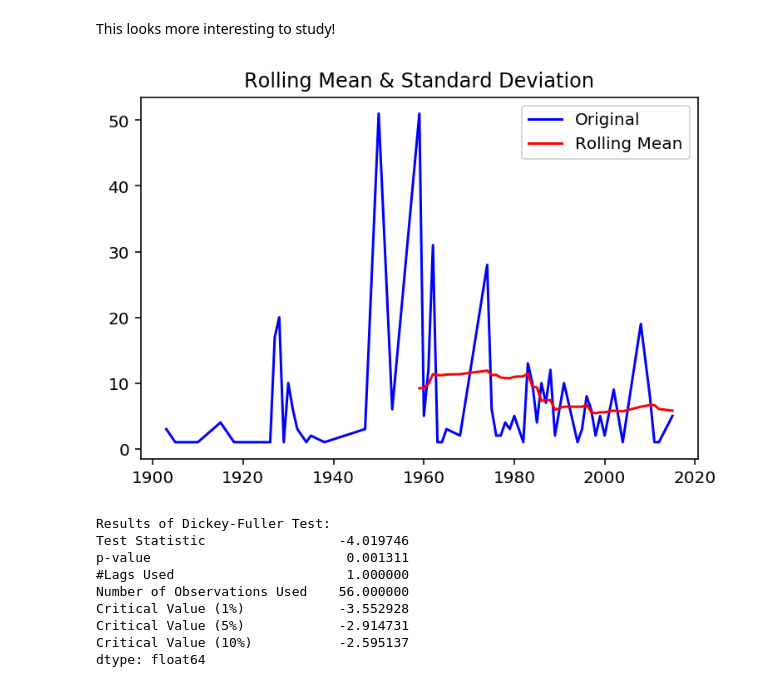
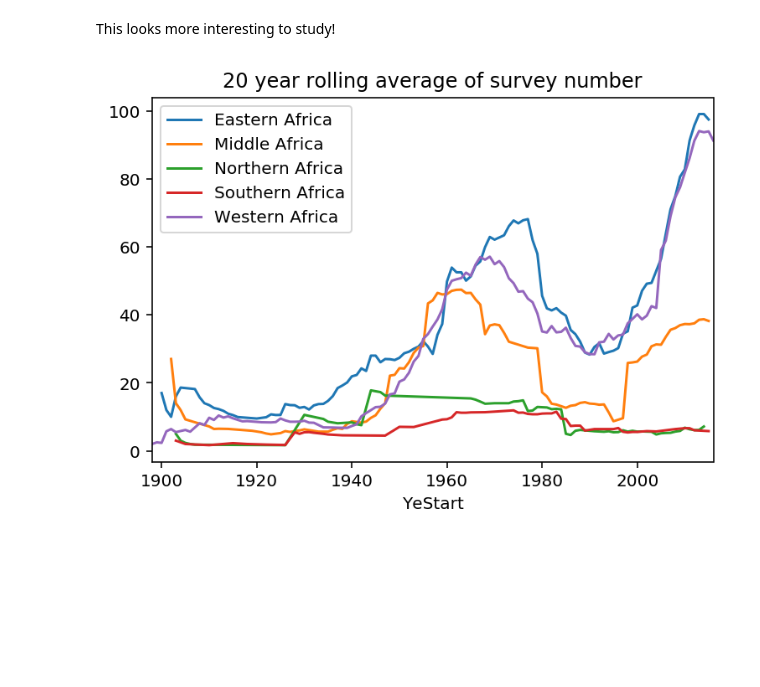
Before and after one commit to SebastianS09/Malaria, a Jupyter notebook: African_anopheline_vectors.ipynb, the cells around one changed output. Drawn from its saved outputs; the diff is of its cells as text; code cells hidden in the pictures; blank space fills up the shorter version.

```diff
--- a/African_anopheline_vectors.ipynb
+++ b/African_anopheline_vectors.ipynb
@@ -1290,16 +1247,3 @@ def test_stationarity(timeseries):
     for key,value in dftest[4].items():
         dfoutput['Critical Value (%s)'%key] = value
     print(dfoutput)
-# %%
-test_stationarity(studies_r[studies_r.Region == "Southern Africa"].Count)
-# %% [output]
-[figure, removed]
-Results of Dickey-Fuller Test:
-Test Statistic                 -4.019746
-p-value                         0.001311
-#Lags Used                      1.000000
-Number of Observations Used    56.000000
-Critical Value (1%)            -3.552928
-Critical Value (5%)            -2.914731
-Critical Value (10%)           -2.595137
-dtype: float64
@@ -1307,0 +1250,16 @@ studies_d[studies_d.Country == "Angola"].rolling(window=5).mean()
+# %%
+#test_stationarity(studies_r[studies_r.Region == "Western Africa"].Count)
+
+studies_mean = studies_r.groupby("Region").rolling(window=20,min_periods=1).mean()
+
+fig, ax = plt.subplots()
+
+for i in test.Region.unique():
+    studies_mean.xs(i,level="Region").plot(y = "Count",ax=ax, label = i,title = "20 year rolling average of survey number")
+
+
+plt.legend(loc='best')
+
+plt.show()
+# %% [output]
+[figure, added]
```
Also changed, not shown: parts of 8 cells of this notebook.
